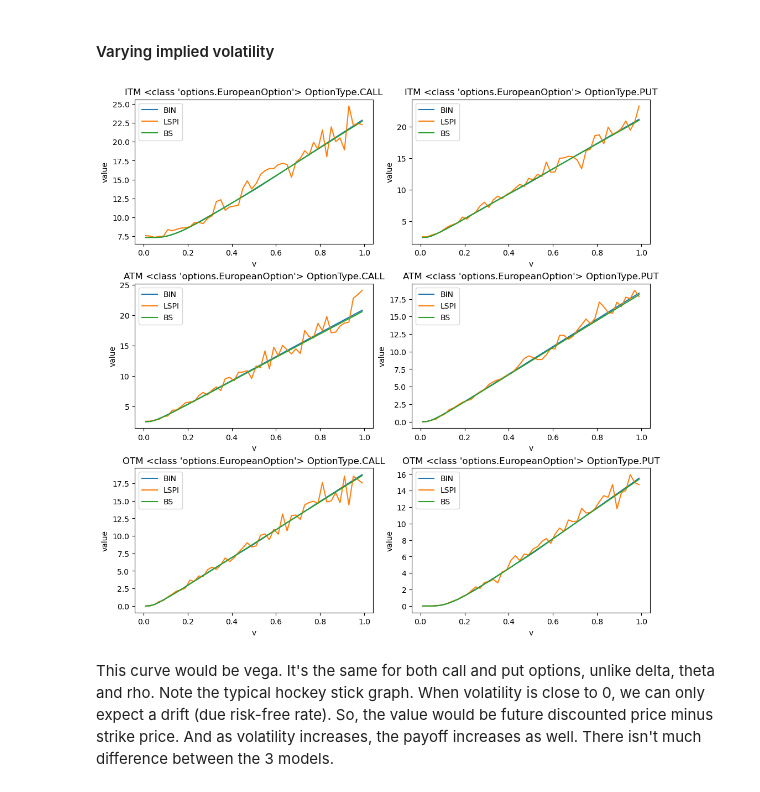
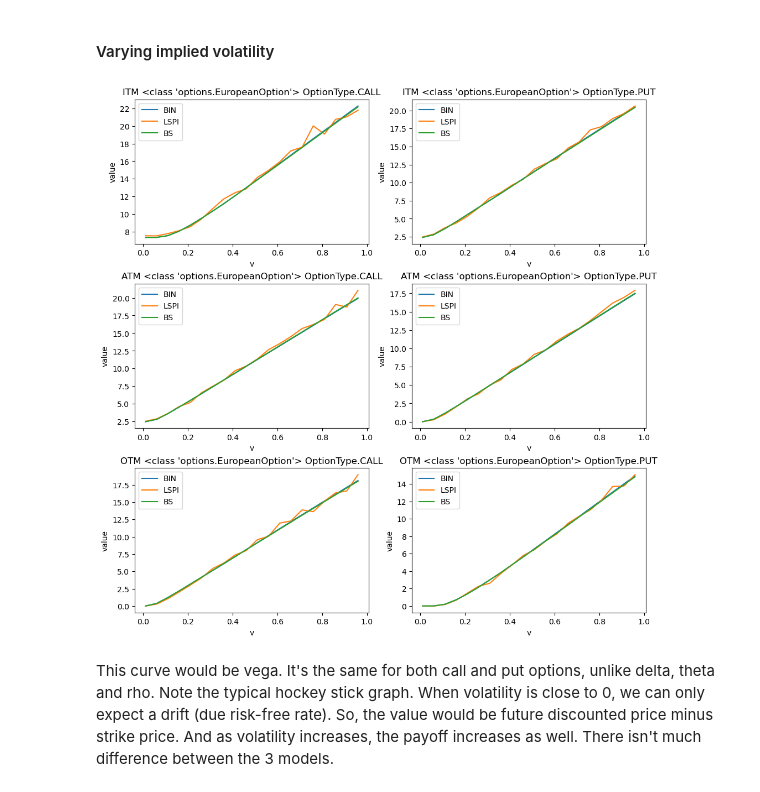
Before and after one commit to recurze/OptionPricing, a Jupyter notebook: visualization.ipynb, the cells around one changed output. Cells and saved outputs as stored; diff of their text form; code cells hidden in the pictures.

```diff
--- a/visualization.ipynb
+++ b/visualization.ipynb
@@ -131,29 +132,29 @@ Also note that this is basically rho = partial derivative of V w.r.t risk-free r
 # %% [markdown]
 #### Varying implied volatility
 # %%
-def vary_v(call_options, put_options, v_range=np.arange(0.01, 1, 0.02)):
+def vary_v(call_options, put_options, v_range=np.arange(0.01, 1, 0.05)):
     fig, axes = plt.subplots(
         ncols=2,
         nrows=3,
         figsize=(10, 10),
         constrained_layout=True
     )
 
     for call_or_put_options in [call_options, put_options]:
         for i, (moneyness, option) in enumerate(call_or_put_options.items()):
             ax = axes[i, 0 if option.is_call() else 1]
-            bin_prices = [binomial.price_option(option, risk_free_rate=0.1, volatility=v, time_to_maturity_in_years=3/12, num_steps=25) for v in v_range]
-            lspi_prices = [lspi.price_option(option, risk_free_rate=0.1, volatility=v, time_to_maturity_in_years=3/12, num_steps=25) for v in v_range]
+            bin_prices = [binomial.price_option(option, risk_free_rate=0.1, volatility=v, time_to_maturity_in_years=3/12) for v in v_range]
+            lspi_prices = [lspi.price_option(option, risk_free_rate=0.1, volatility=v, time_to_maturity_in_years=3/12) for v in v_range]
 
             prices = [('BIN', bin_prices), ('LSPI', lspi_prices)]
             if isinstance(option, options.EuropeanOption):
                 bs_prices = [black_scholes.price_option(option, risk_free_rate=0.1, volatility=v, time_to_maturity_in_years=3/12)[0] for v in v_range]
                 prices.append(('BS', bs_prices))
             plot(ax, prices, v_range, 'v', 'value', f"{moneyness} {type(option)} {option.option_type}")
 
 vary_v(call_options, put_options)
 # %% [output]
-[figure, old version]
+[figure, new version]
 # %% [markdown]
 This curve would be vega. It's the same for both call and put options, unlike delta, theta and rho. Note the typical hockey stick graph. When volatility is close to 0, we can only expect a drift (due risk-free rate). So, the value would be future discounted price minus strike price. And as volatility increases, the payoff increases as well. There isn't much difference between the 3 models.
 # %% [markdown]
```
Also changed, not shown: parts of 41 cells of this notebook.
